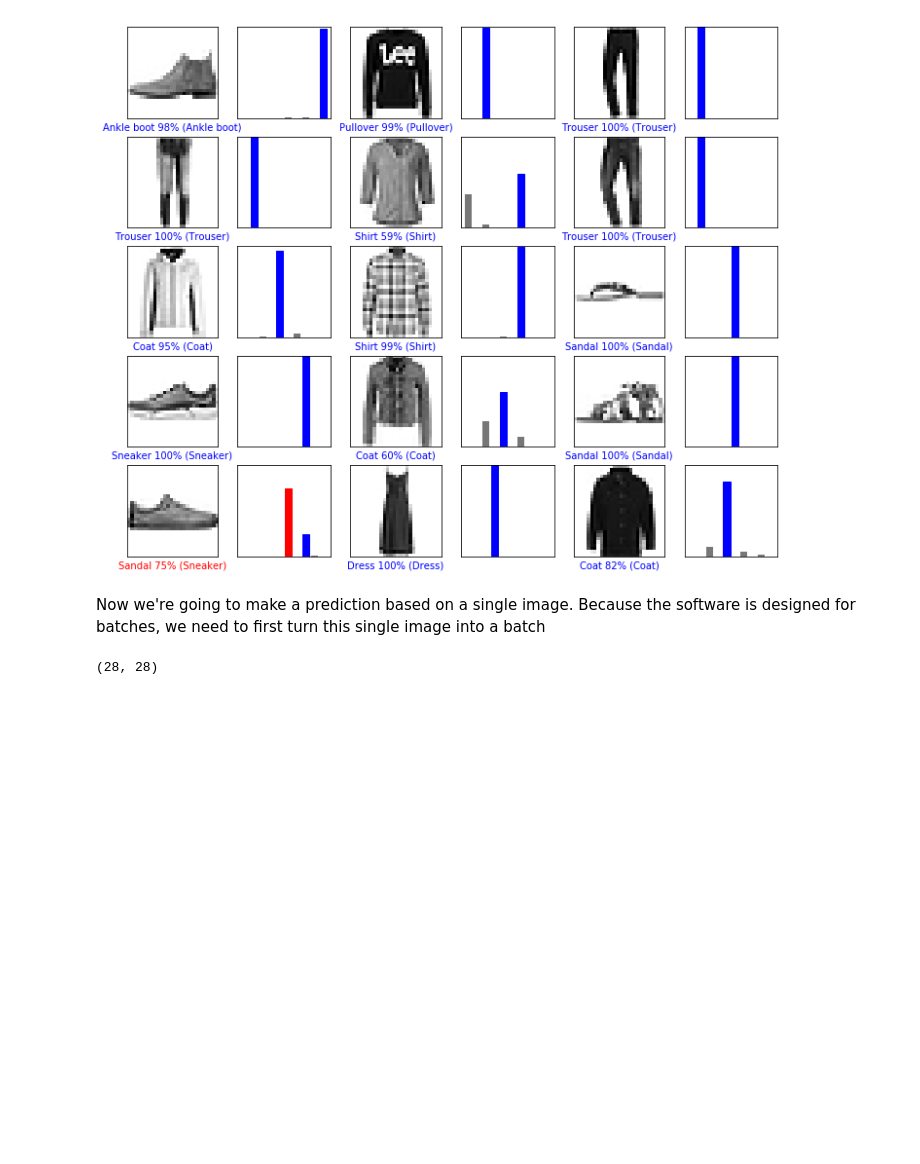
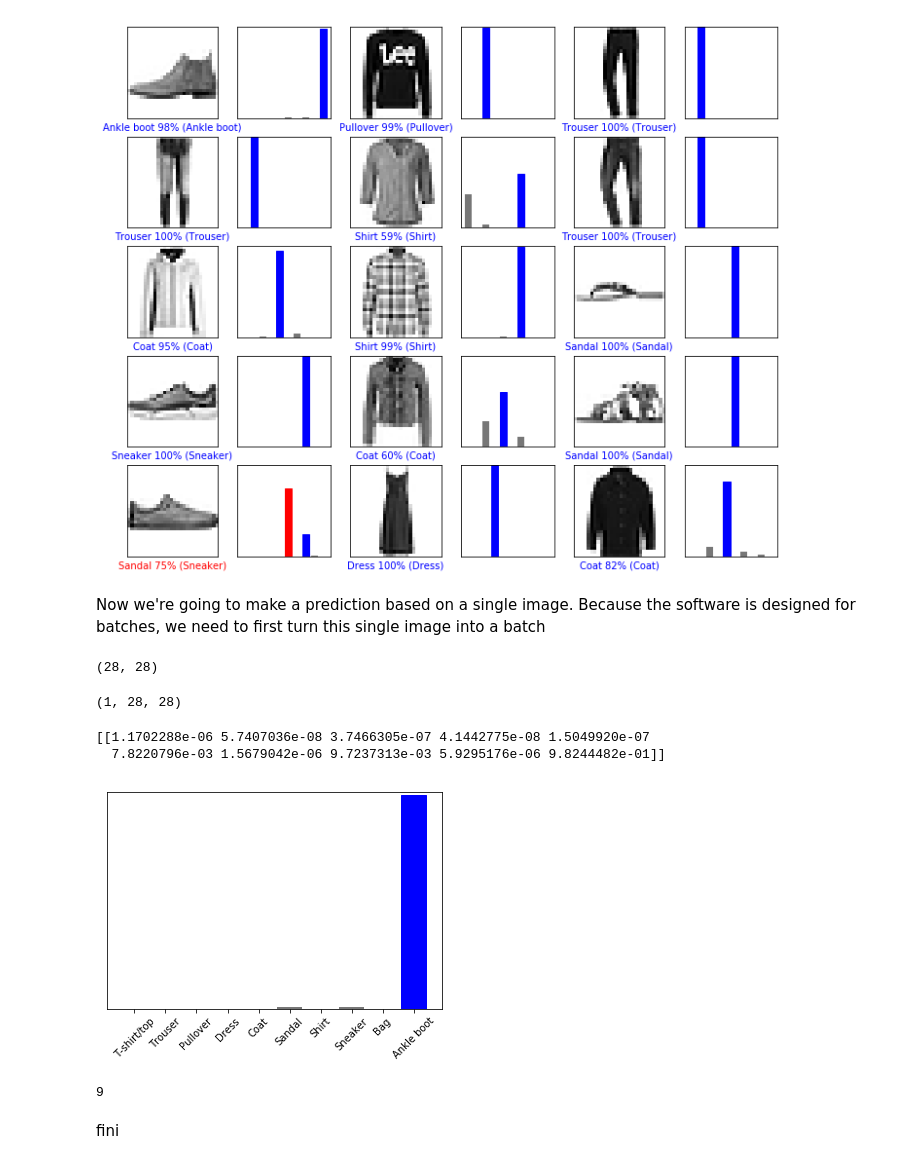
Before and after one commit to colemai/ml-python, a Jupyter notebook: tensorflow/basic-nn-example.ipynb, the cells around one changed output. Saved outputs shown, nothing was run; the diff lists cells and outputs as text; code cells hidden in the pictures; blank space fills up the shorter version.

```diff
--- a/tensorflow/basic-nn-example.ipynb
+++ b/tensorflow/basic-nn-example.ipynb
@@ -184,6 +184,26 @@ img = test_images[0]
 print(img.shape)
 # %% [output]
 (28, 28)
+# %%
+# Add the image to a batch where it's the only member.
+img = (np.expand_dims(img,0))
+print(img.shape)
+# %% [output]
+(1, 28, 28)
 # %%
 predictions_single = model.predict(img)
 print(predictions_single)
+# %% [output]
+[[1.1702288e-06 5.7407036e-08 3.7466305e-07 4.1442775e-08 1.5049920e-07
+  7.8220796e-03 1.5679042e-06 9.7237313e-03 5.9295176e-06 9.8244482e-01]]
+# %%
+plot_value_array(0, predictions_single, test_labels)
+_ = plt.xticks(range(10), class_names, rotation=45)
+# %% [output]
+[figure, added]
+# %%
+np.argmax(predictions_single[0])
+# %% [output]
+9
+# %% [markdown]
+fini
```
Also changed, not shown: 1 other file.
